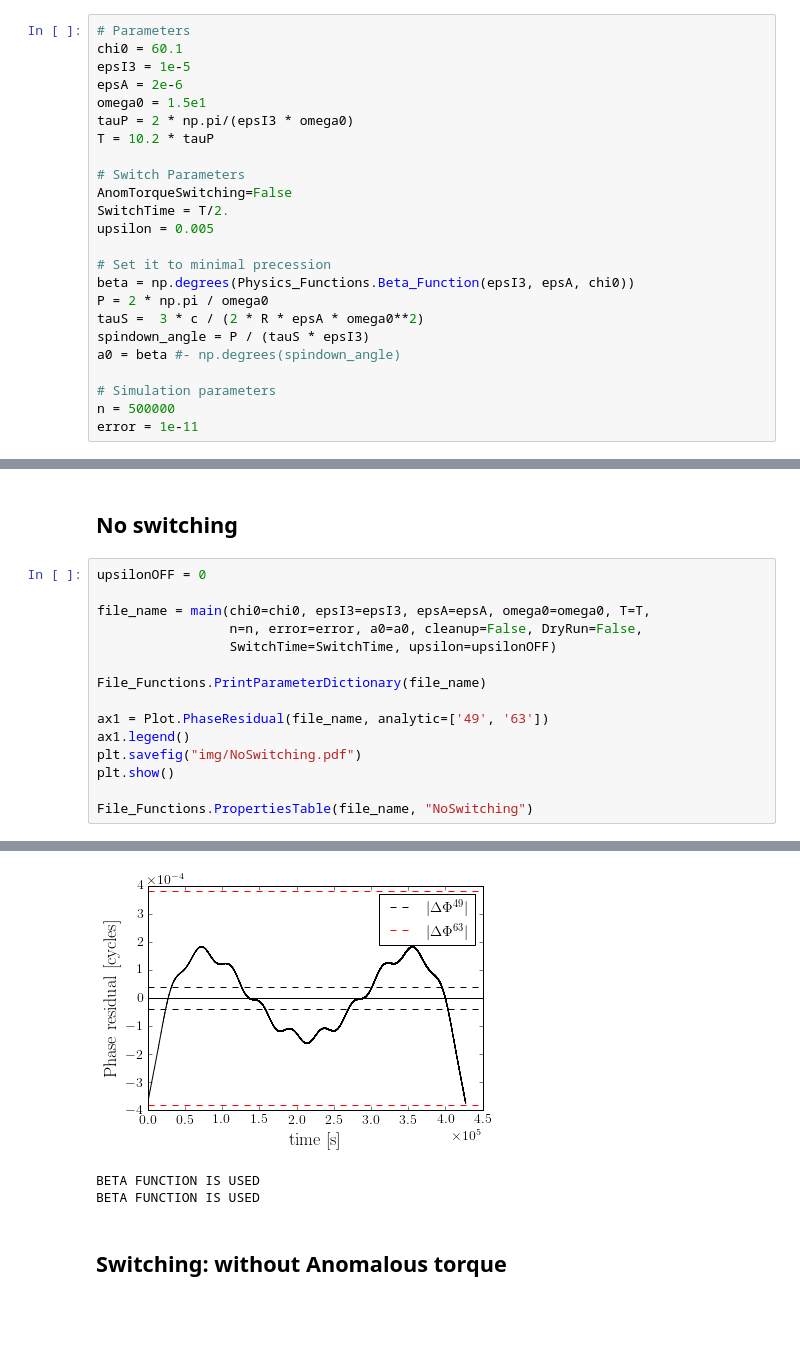
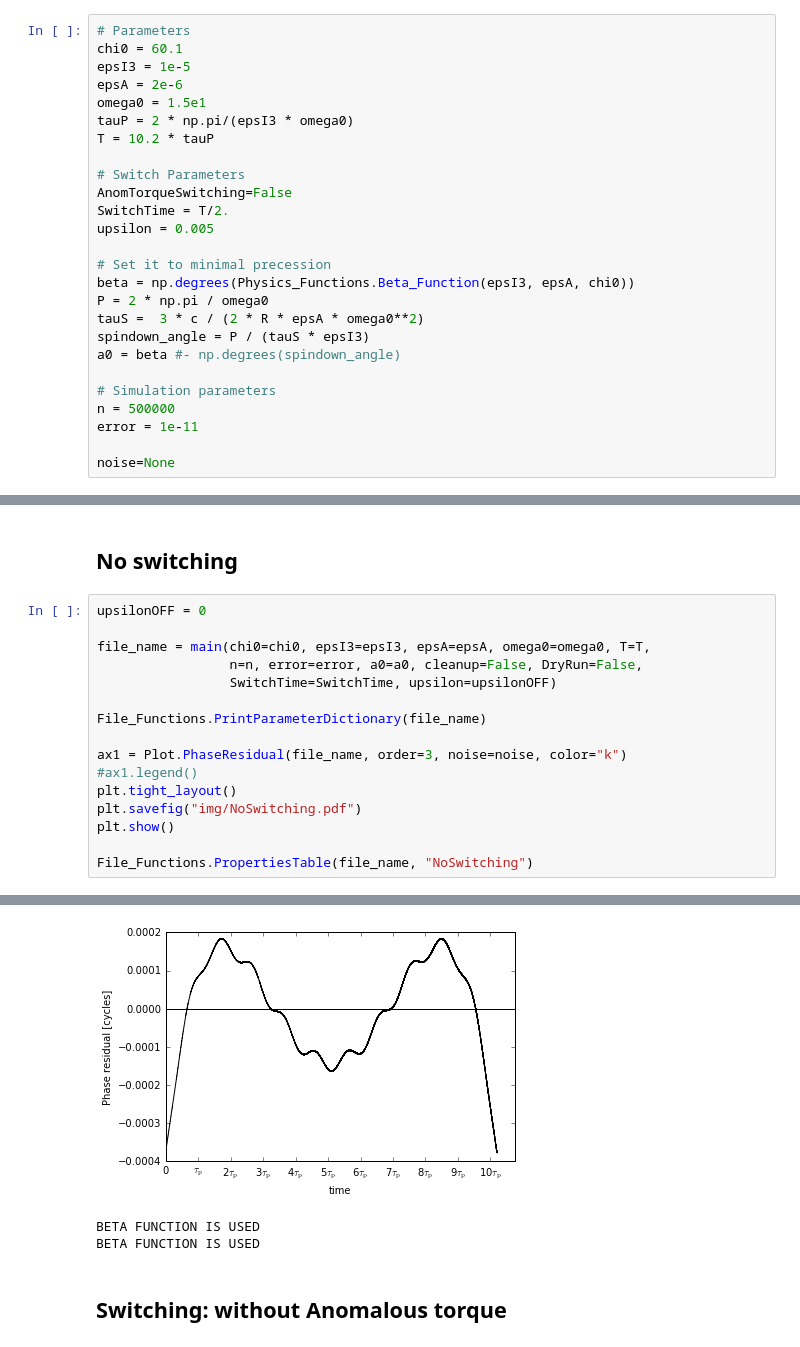
Before and after one commit to GregoryAshton/thesis, a Jupyter notebook: inertial_frame/ManualSwitching.ipynb, the cells around one changed output, grey strips where cells are left out. Cells and saved outputs as stored; diff of their text form; blank space fills up the shorter version.

```diff
--- a/inertial_frame/ManualSwitching.ipynb
+++ b/inertial_frame/ManualSwitching.ipynb
@@ -52,6 +52,8 @@ a0 = beta #- np.degrees(spindown_angle)
 # Simulation parameters
 n = 500000
 error = 1e-11
+
+noise=None
 # %% [output]
 BETA FUNCTION IS USED
 Assuming chi has been given in degrees rather than radians
@@ -66,8 +68,9 @@ file_name = main(chi0=chi0, epsI3=epsI3, epsA=epsA, omega0=omega0, T=T,
 
 File_Functions.PrintParameterDictionary(file_name)
 
-ax1 = Plot.PhaseResidual(file_name, analytic=['49', '63'])
-ax1.legend()
+ax1 = Plot.PhaseResidual(file_name, order=3, noise=noise, color="k")
+#ax1.legend()
+plt.tight_layout()
 plt.savefig("img/NoSwitching.pdf")
 plt.show()
 
@@ -93,4 +96,4 @@ BETA FUNCTION IS USED
-[figure, old version]
+[figure, new version]
 BETA FUNCTION IS USED
 BETA FUNCTION IS USED
 # %% [markdown]
```
Also changed, not shown: parts of 3 cells of this notebook, 16 other files.
